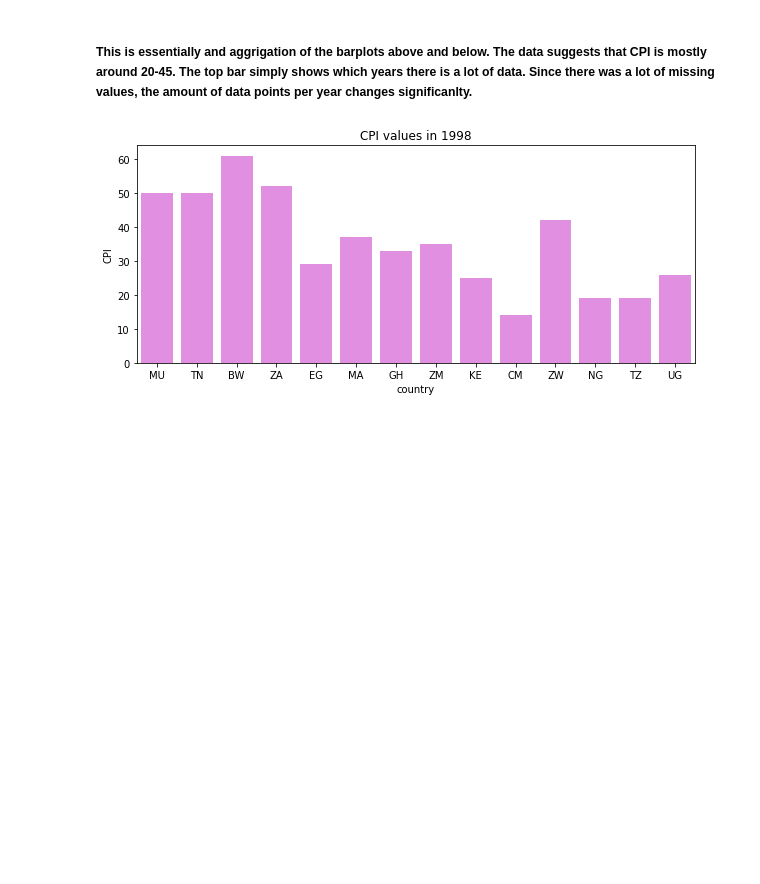
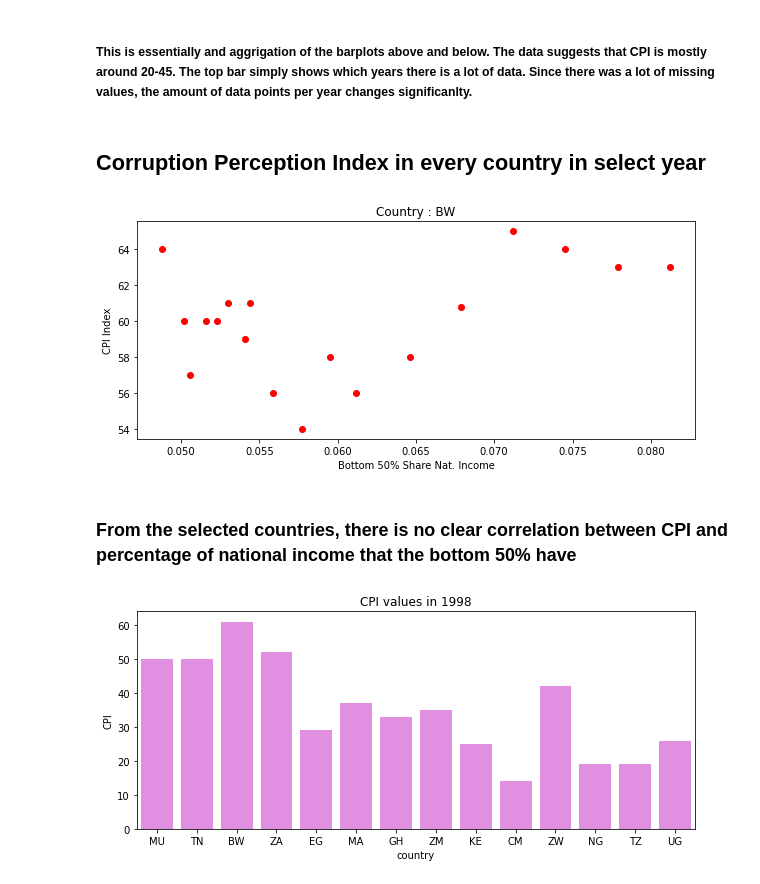
Before and after one commit to data301-2021-winter1/group35-project, a Jupyter notebook: notebooks/analysis1.ipynb, the cells around one changed output. Saved outputs shown, nothing was run; the diff lists cells and outputs as text; code cells hidden in the pictures; blank space fills up the shorter version.

Commit message:
Added Aggregate National Income and Population

```diff
--- a/notebooks/analysis1.ipynb
+++ b/notebooks/analysis1.ipynb
@@ -110,6 +110,14 @@ cpiy.set_axis_labels('Year', 'CPI')
 [figure]
 # %% [markdown]
 ##### This is essentially and aggrigation of the barplots above and below. The data suggests that CPI is mostly around 20-45. The top bar simply shows which years there is a lot of data. Since there was a lot of missing values, the amount of data points per year changes significanlty.
+# %% [markdown]
+## Corruption Perception Index in every country in select year
+# %%
+sp50('BW')
+# %% [output]
+[figure, added]
+# %% [markdown]
+### From the selected countries, there is no clear correlation between CPI and percentage of national income that the bottom 50% have
 # %%
 cpi_year(1998)
 # %% [output]
```
Also changed, not shown: parts of 19 cells of this notebook, 1 other file.
